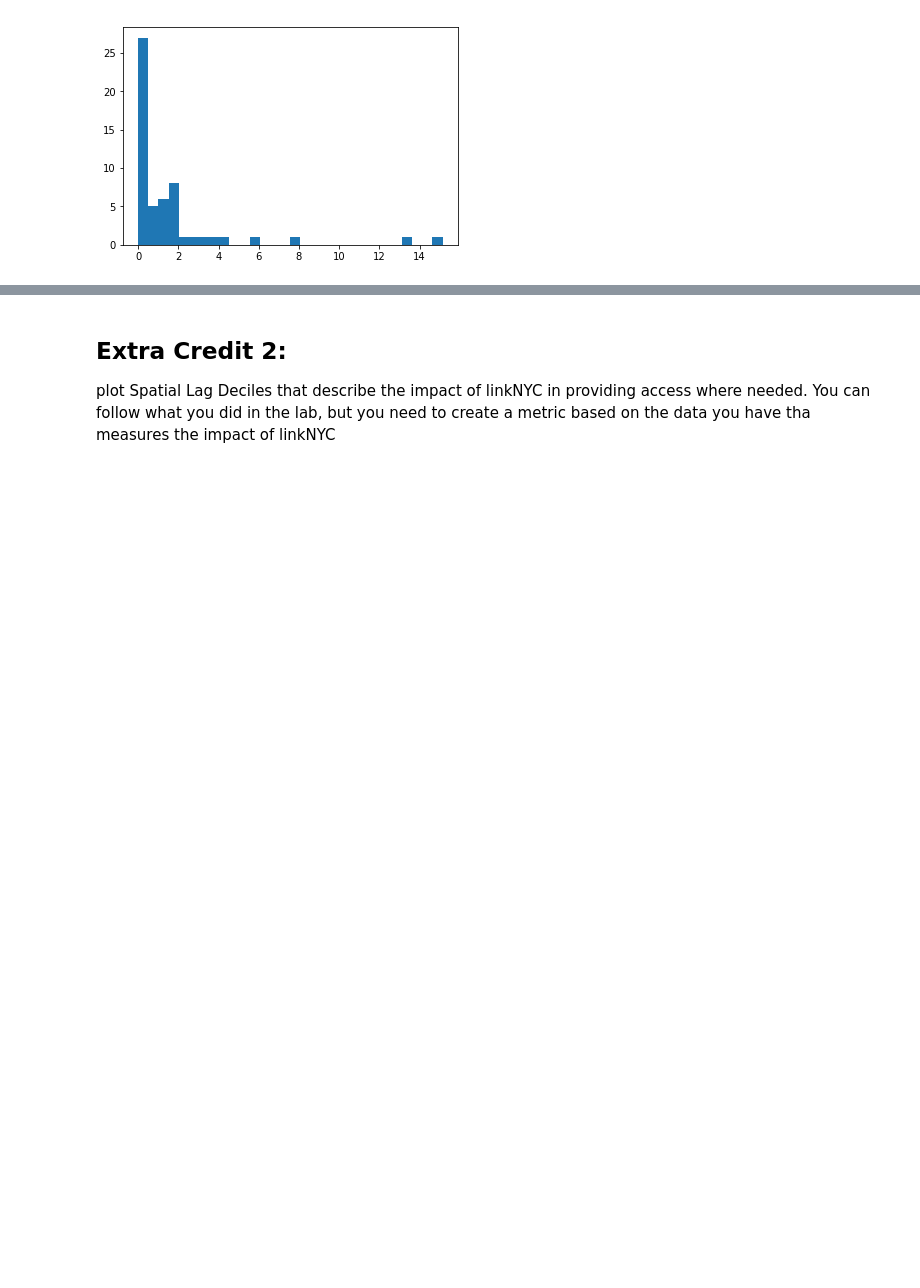
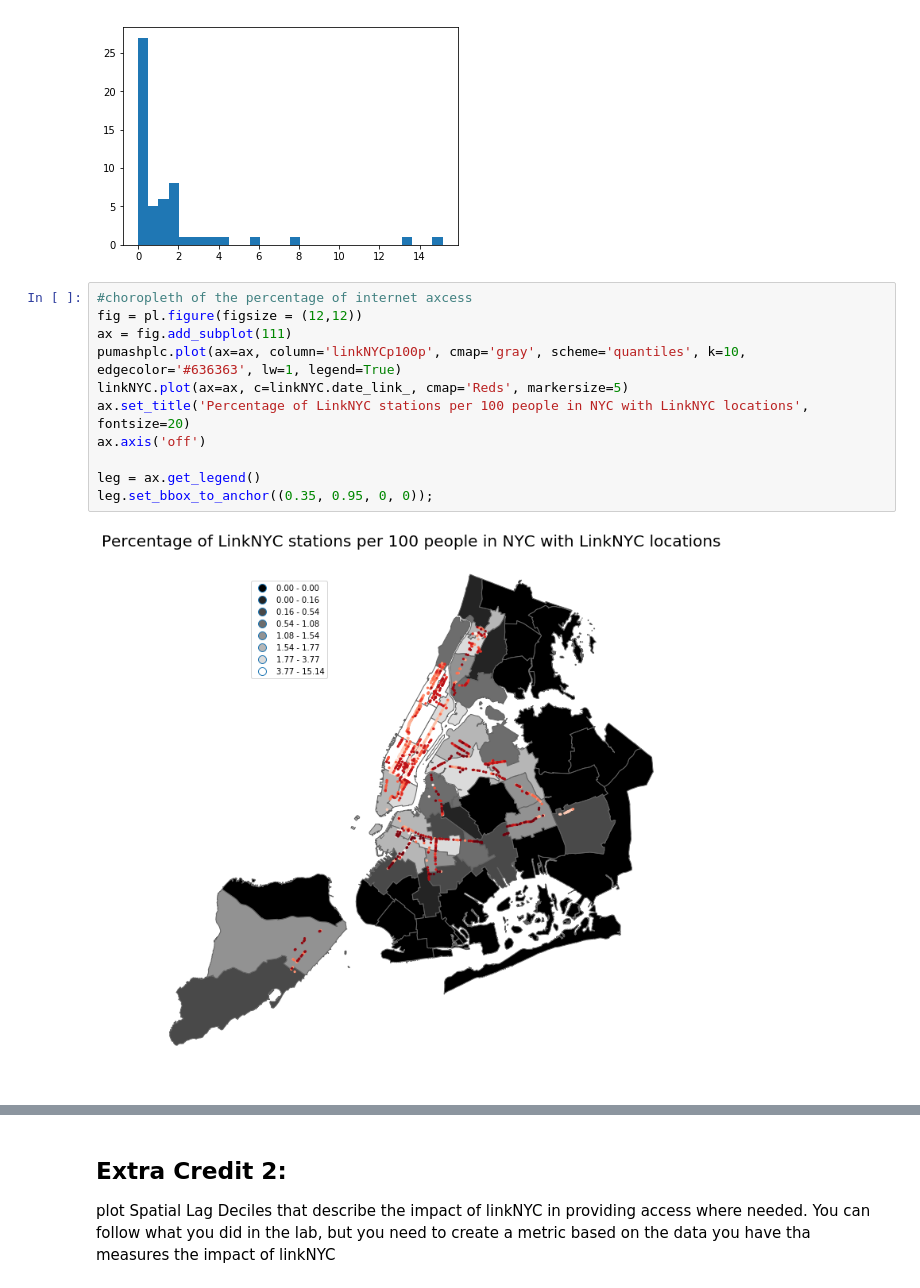
Before and after one commit to qiuyliu/PUI2017_uc288, a Jupyter notebook: HW9_uc288/HW9_Geopandas_Census.ipynb, the cells around one changed output, grey strips where cells are left out. Drawn from its saved outputs; the diff is of its cells as text; blank space fills up the shorter version.

```diff
--- a/HW9_uc288/HW9_Geopandas_Census.ipynb
+++ b/HW9_uc288/HW9_Geopandas_Census.ipynb
@@ -603,3 +615,16 @@ How would you enhance the visibility of this map? you are working with numbers t
 pl.hist(pumashplc["linkNYCp100p"], bins=30);
 # %% [output]
 [figure]
+# %%
+#choropleth of the percentage of internet axcess
+fig = pl.figure(figsize = (12,12))
+ax = fig.add_subplot(111)
+pumashplc.plot(ax=ax, column='linkNYCp100p', cmap='gray', scheme='quantiles', k=10, edgecolor='#636363', lw=1, legend=True)
+linkNYC.plot(ax=ax, c=linkNYC.date_link_, cmap='Reds', markersize=5)
+ax.set_title('Percentage of LinkNYC stations per 100 people in NYC with LinkNYC locations', fontsize=20)
+ax.axis('off')
+
+leg = ax.get_legend()
+leg.set_bbox_to_anchor((0.35, 0.95, 0, 0));
+# %% [output]
+[figure, added]
```
Also changed, not shown: parts of 23 cells of this notebook, 1 other file.
